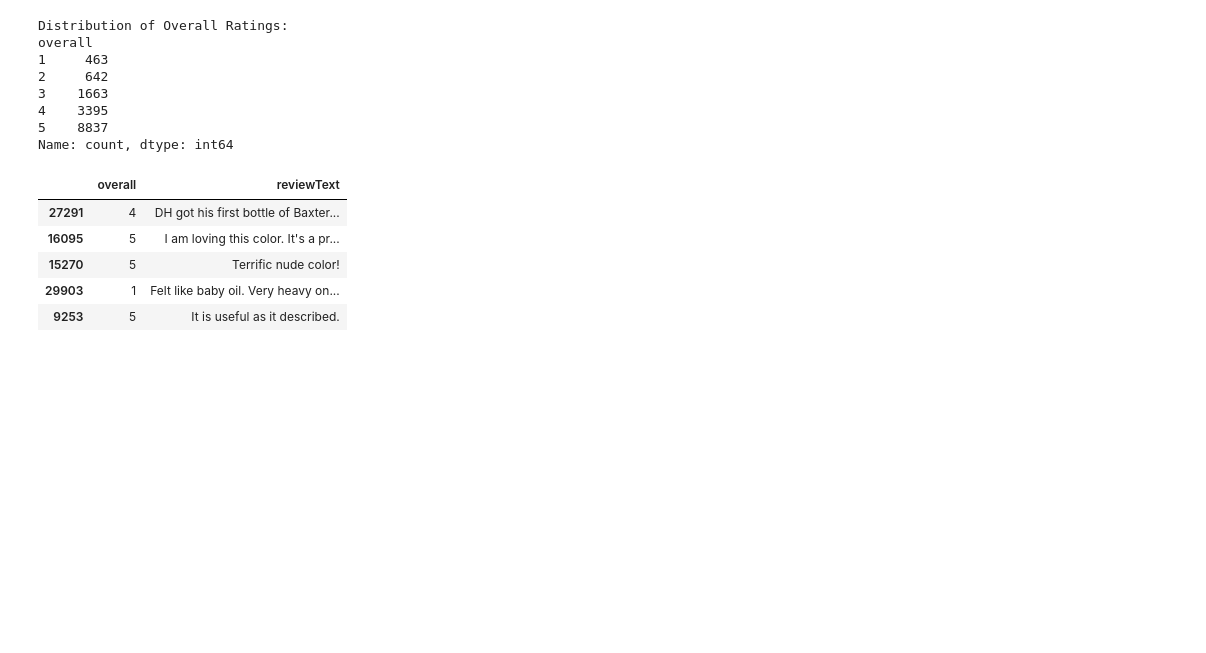
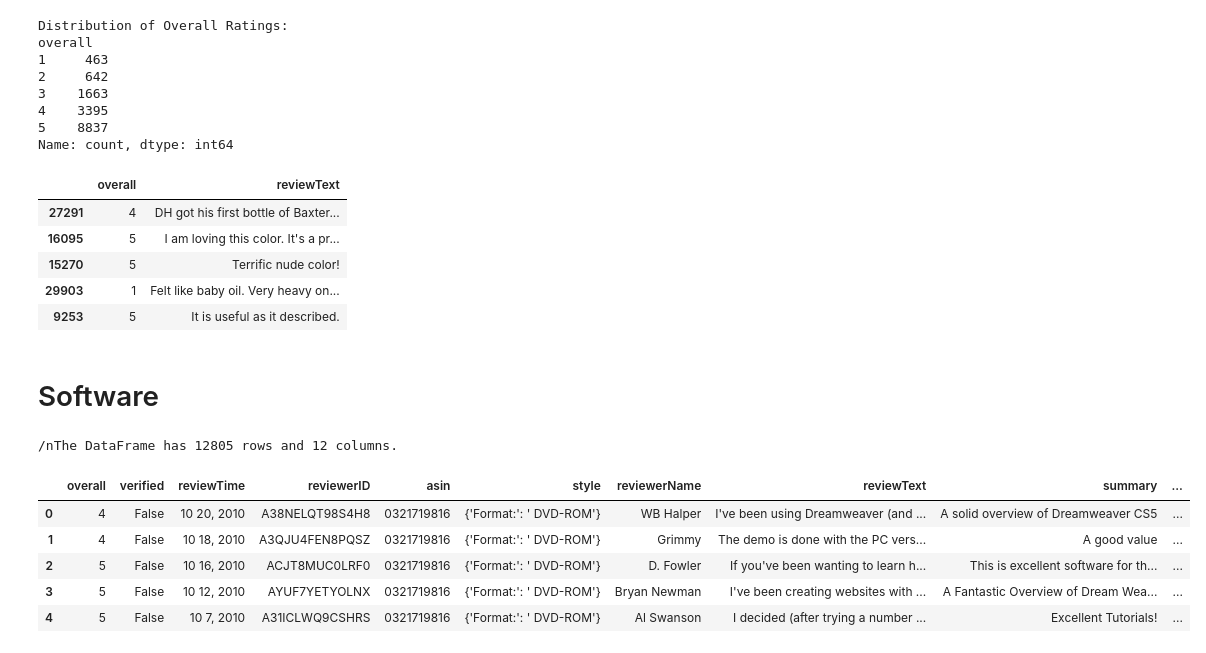
Before and after one commit to maryam2004-hub/i236004-NLP-Assignment3, a Jupyter notebook: i236004_NLP_Assignment3.ipynb, the cells around one changed output. Drawn from its saved outputs; the diff is of its cells as text; code cells hidden in the pictures; blank space fills up the shorter version.

Commit message:
Repeated for software, but didnt sample because size was 12k which is enough

```diff
--- a/i236004_NLP_Assignment3.ipynb
+++ b/i236004_NLP_Assignment3.ipynb
@@ -102,3 +102,23 @@ df2_sampled_2.head()
 | 15270 | 5 | Terrific nude color! |
 | 29903 | 1 | Felt like baby oil. Very heavy on... |
 | 9253 | 5 | It is useful as it described. |
+# %% [markdown]
+# Software
+# %%
+import pandas as pd
+
+# Load a JSON file into a pandas DataFrame
+df3_sampled = pd.read_json('/content/Software_5.json', lines=True)
+
+print(f"/nThe DataFrame has {df3.shape[0]} rows and {df3.shape[1]} columns.")
+# %% [output]
+/nThe DataFrame has 12805 rows and 12 columns.
+# %%
+df3_sampled.head()
+# %% [output]
+|  | overall | verified | reviewTime | reviewerID | asin | style | reviewerName | reviewText | summary | ... |
+| 0 | 4 | False | 10 20, 2010 | A38NELQT98S4H8 | 0321719816 | {'Format:': ' DVD-ROM'} | WB Halper | I've been using Dreamweaver (and ... | A solid overview of Dreamweaver CS5 | ... |
+| 1 | 4 | False | 10 18, 2010 | A3QJU4FEN8PQSZ | 0321719816 | {'Format:': ' DVD-ROM'} | Grimmy | The demo is done with the PC vers... | A good value | ... |
+| 2 | 5 | False | 10 16, 2010 | ACJT8MUC0LRF0 | 0321719816 | {'Format:': ' DVD-ROM'} | D. Fowler | If you've been wanting to learn h... | This is excellent software for th... | ... |
+| 3 | 5 | False | 10 12, 2010 | AYUF7YETYOLNX | 0321719816 | {'Format:': ' DVD-ROM'} | Bryan Newman | I've been creating websites with ... | A Fantastic Overview of Dream Wea... | ... |
+| 4 | 5 | False | 10 7, 2010 | A31ICLWQ9CSHRS | 0321719816 | {'Format:': ' DVD-ROM'} | Al Swanson | I decided (after trying a number ... | Excellent Tutorials! | ... |
```
Also changed, not shown: parts of 2 cells of this notebook.
